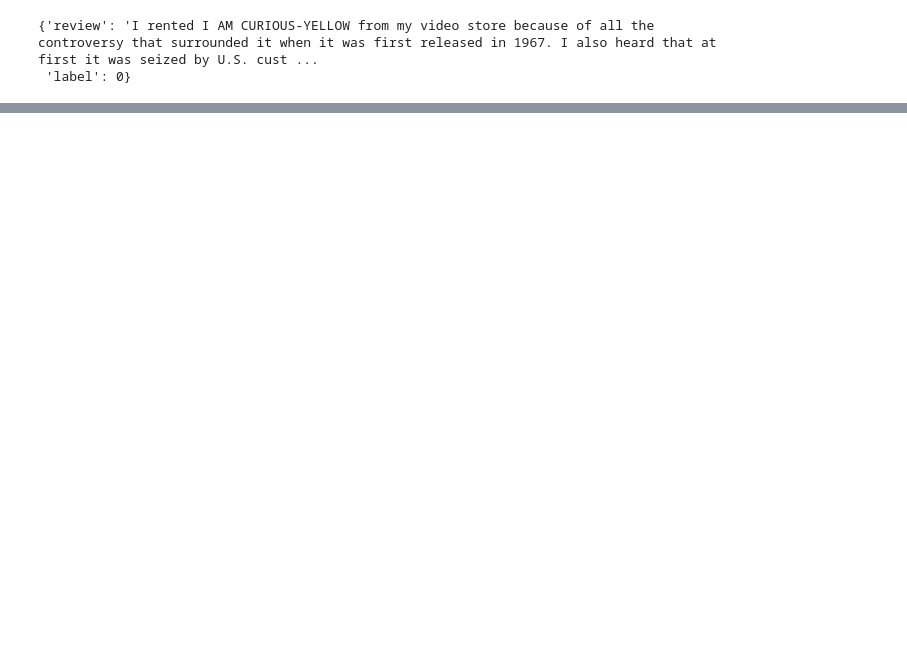
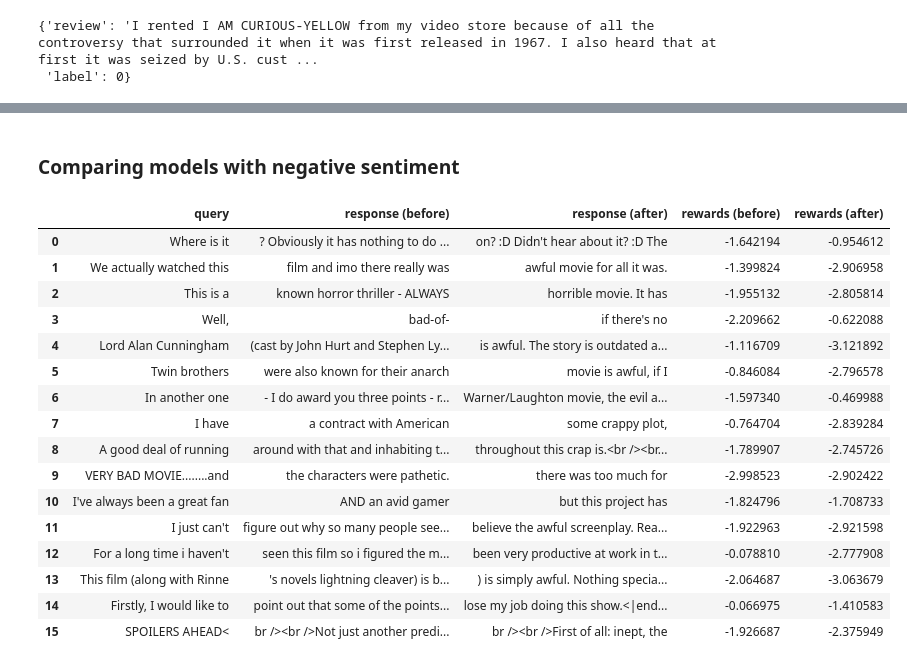
Before and after one commit to vektor8891/llm, a Jupyter notebook: projects/22_ppo_trainer/22_ppo_trainer.ipynb, the cells around one changed output, grey strips where cells are left out. Cells and saved outputs as stored; diff of their text form; code cells hidden in the pictures; blank space fills up the shorter version.

```diff
--- a/projects/22_ppo_trainer/22_ppo_trainer.ipynb
+++ b/projects/22_ppo_trainer/22_ppo_trainer.ipynb
@@ -290,0 +857,11 @@ dataset[0]
+# %%
+model_dir = "ppov3new_bad1"
+model_0 = AutoModelForCausalLMWithValueHead.from_pretrained(model_dir)
+tokenizer = AutoTokenizer.from_pretrained(model_dir)
+
+# Load training stats
+file_name = "ppo-bad.pkl"
+with open(file_name, 'rb') as f:
+    all_stats = pickle.load(f)
+
+model_0.to(device)
@@ -290,0 +889,23 @@ dataset[0]
+# %% [markdown]
+### Comparing models with negative sentiment
+# %%
+df_results = compare_models_on_dataset(model_0, ref_model, dataset, tokenizer, sentiment_pipe, sent_kwargs, device, output_length_sampler)
+df_results
+# %% [output]
+|  | query | response (before) | response (after) | rewards (before) | rewards (after) |
+| 0 | Where is it | ? Obviously it has nothing to do ... | on? :D Didn't hear about it? :D The | -1.642194 | -0.954612 |
+| 1 | We actually watched this | film and imo there really was | awful movie for all it was. | -1.399824 | -2.906958 |
+| 2 | This is a | known horror thriller - ALWAYS | horrible movie. It has | -1.955132 | -2.805814 |
+| 3 | Well, | bad-of- | if there's no | -2.209662 | -0.622088 |
+| 4 | Lord Alan Cunningham | (cast by John Hurt and Stephen Ly... | is awful. The story is outdated a... | -1.116709 | -3.121892 |
+| 5 | Twin brothers | were also known for their anarch | movie is awful, if I | -0.846084 | -2.796578 |
+| 6 | In another one | - I do award you three points - r... | Warner/Laughton movie, the evil a... | -1.597340 | -0.469988 |
+| 7 | I have | a contract with American | some crappy plot, | -0.764704 | -2.839284 |
+| 8 | A good deal of running | around with that and inhabiting t... | throughout this crap is.<br /><br... | -1.789907 | -2.745726 |
+| 9 | VERY BAD MOVIE........and | the characters were pathetic. | there was too much for | -2.998523 | -2.902422 |
+| 10 | I've always been a great fan | AND an avid gamer | but this project has | -1.824796 | -1.708733 |
+| 11 | I just can't | figure out why so many people see... | believe the awful screenplay. Rea... | -1.922963 | -2.921598 |
+| 12 | For a long time i haven't | seen this film so i figured the m... | been very productive at work in t... | -0.078810 | -2.777908 |
+| 13 | This film (along with Rinne | 's novels lightning cleaver) is b... | ) is simply awful. Nothing specia... | -2.064687 | -3.063679 |
+| 14 | Firstly, I would like to | point out that some of the points... | lose my job doing this show.<|end... | -0.066975 | -1.410583 |
+| 15 | SPOILERS AHEAD< | br /><br />Not just another predi... | br /><br />First of all: inept, the | -1.926687 | -2.375949 |
```
Also changed, not shown: parts of 73 cells of this notebook.
